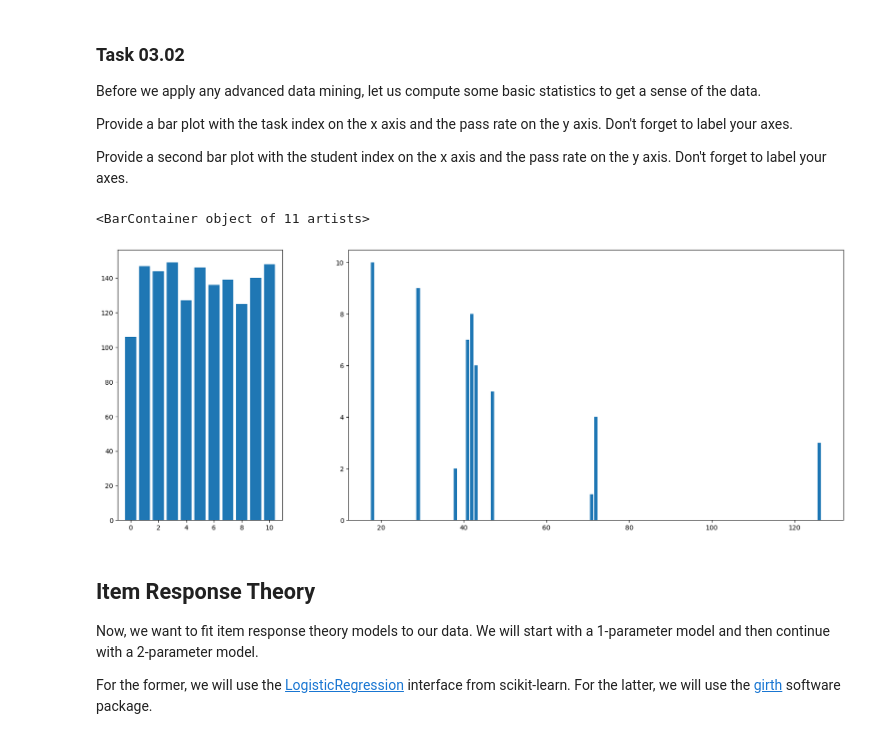
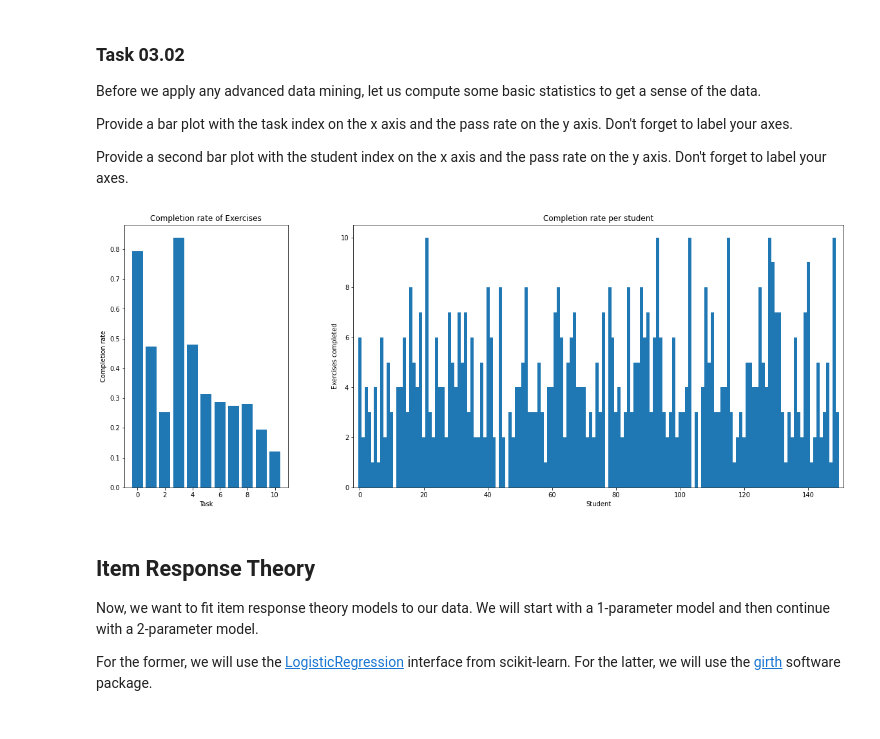
Before and after one commit to ChonsShadow/datamining_24-25, a Jupyter notebook: sheet03/sheet03.ipynb, the cells around one changed output. Drawn from its saved outputs; the diff is of its cells as text; code cells hidden in the pictures.

Commit message:
Fix task 3.2 by adding missing labels and switching x/y axes.

```diff
--- a/sheet03/sheet03.ipynb
+++ b/sheet03/sheet03.ipynb
@@ -64,16 +64,26 @@ Provide a bar plot with the task index on the x axis and the pass rate on the y
 
 Provide a second bar plot with the student index on the x axis and the pass rate on the y axis. Don't forget to label your axes.
 # %%
-success_per_task = np.sum(X, axis=0)
+task_completion_rate = np.sum(X, axis=0)/N
 success_per_student = np.sum(X, axis=1)
 
-# no idea why the bar plot with the student successes looks like it does
-fig, (student_plot, exercise_plot) = plt.subplots(1, 2, width_ratios=[1,3], figsize=(20, 7.5))
-student_plot.bar(success_per_student, range(N))
-exercise_plot.bar(success_per_task, range(m))
+fig, (exercise_plot, student_plot) = plt.subplots(1, 2, width_ratios=[1,3], figsize=(20, 7.5))
+
+student_plot.bar(range(N), success_per_student, width=1)
+exercise_plot.bar(range(m), task_completion_rate)
+
+student_plot.set_title("Completion rate per student")
+student_plot.set_xlabel('Student')
+student_plot.set_ylabel('Exercises completed')
+student_plot.set_xlim([-2,N+1])
+
+exercise_plot.set_title('Completion rate of Exercises')
+exercise_plot.set_xlabel('Task')
+exercise_plot.set_ylabel('Completion rate')
+
+plt.show()
 # %% [output]
-<BarContainer object of 11 artists>
-[figure, old version]
+[figure, new version]
 # %% [markdown]
 ## Item Response Theory
 
```
